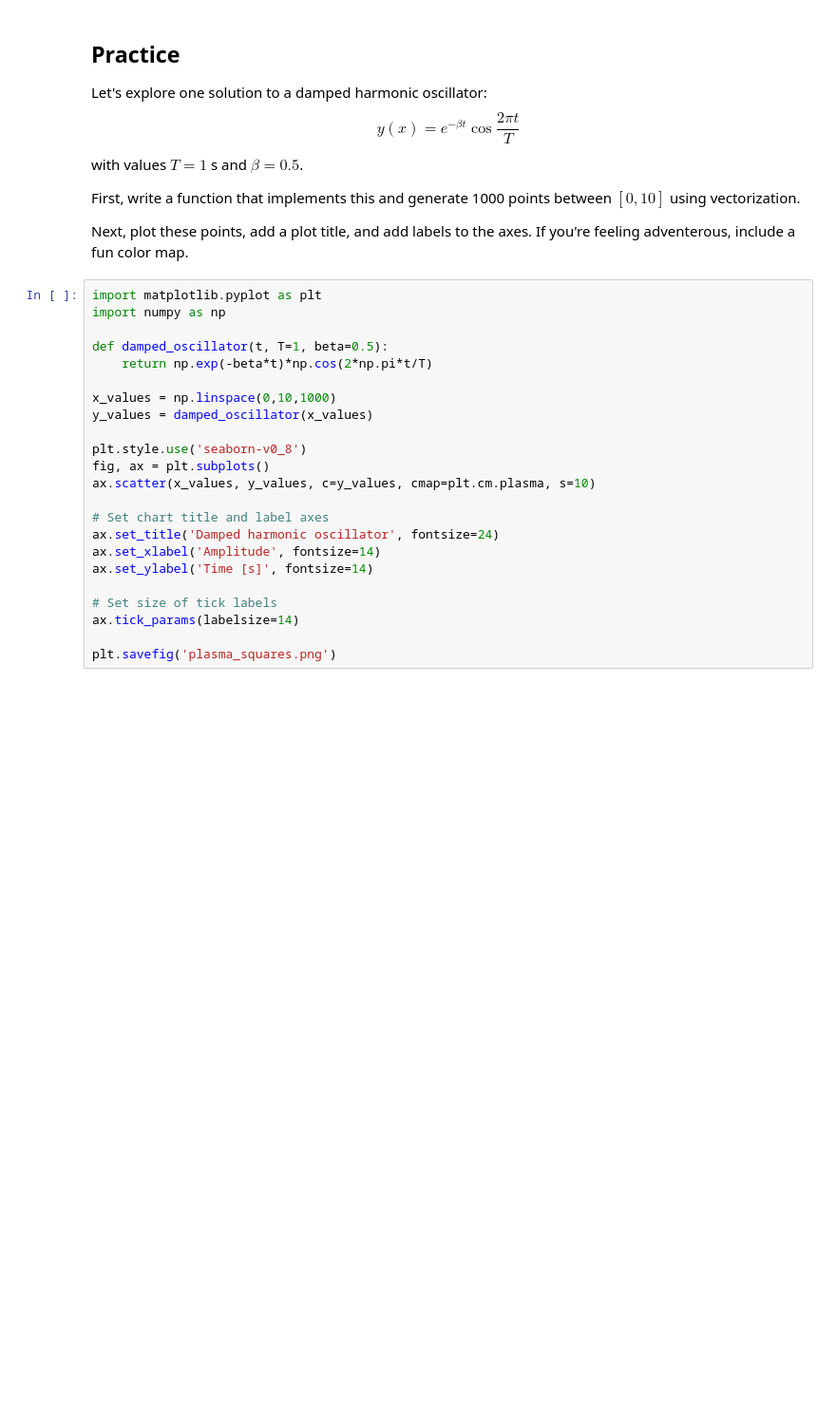
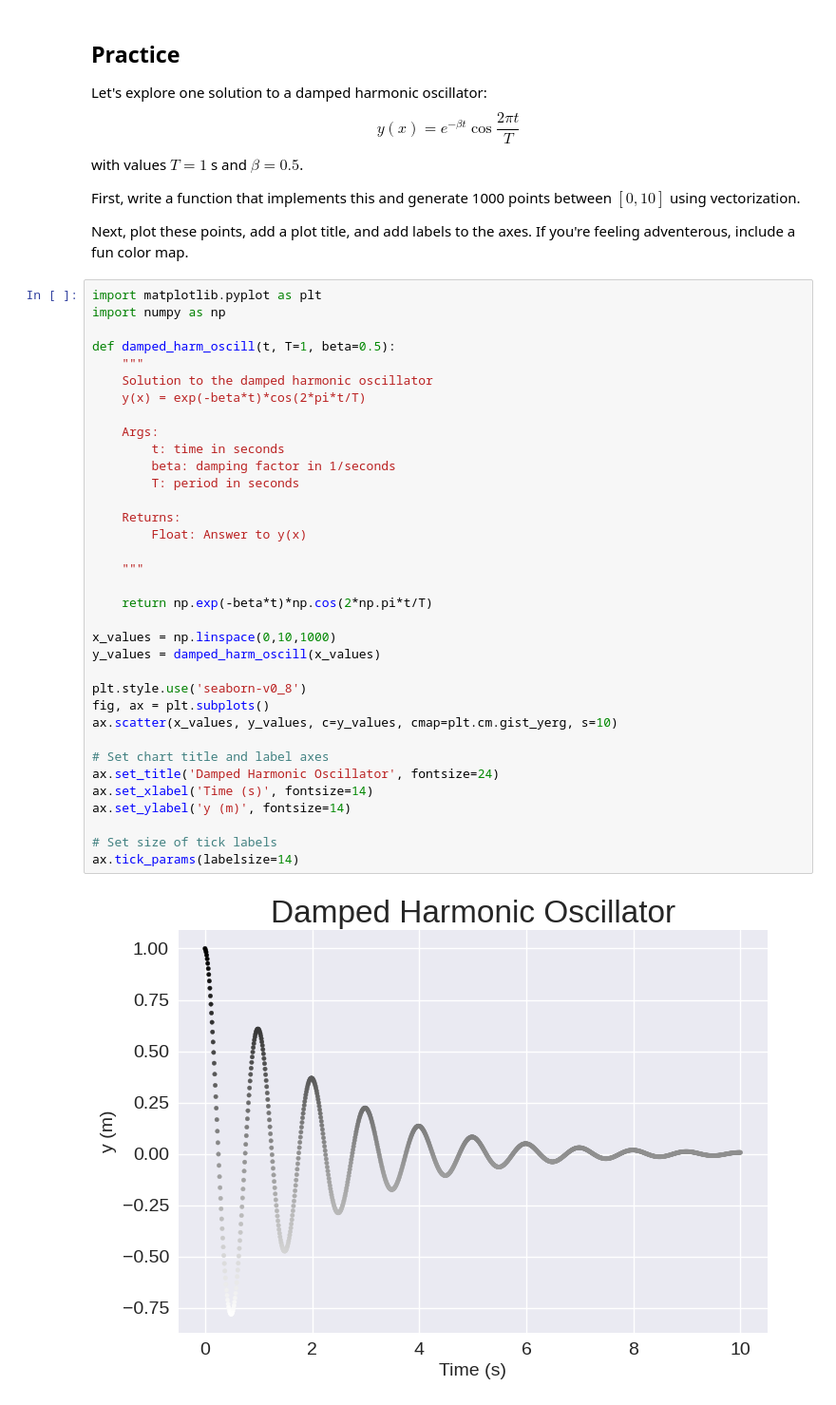
Before and after one commit to MikkelRhodes/p325-sp26-lectures, a Jupyter notebook: 11-arrays-and-plotting/02-plotting-a-line-graph.ipynb, the cells around one changed output. Shown at 95% size. Drawn from its saved outputs; the diff is of its cells as text; blank space fills up the shorter version.

```diff
--- a/11-arrays-and-plotting/02-plotting-a-line-graph.ipynb
+++ b/11-arrays-and-plotting/02-plotting-a-line-graph.ipynb
@@ -357,23 +370,37 @@ Next, plot these points, add a plot title, and add labels to the axes. If you're
 # %%
 import matplotlib.pyplot as plt
 import numpy as np
 
-def damped_oscillator(t, T=1, beta=0.5):
+def damped_harm_oscill(t, T=1, beta=0.5):
+    """
+    Solution to the damped harmonic oscillator
+    y(x) = exp(-beta*t)*cos(2*pi*t/T)
+
+    Args:
+        t: time in seconds
+        beta: damping factor in 1/seconds
+        T: period in seconds
+
+    Returns:
+        Float: Answer to y(x)
+
+    """
+
     return np.exp(-beta*t)*np.cos(2*np.pi*t/T)
 
 x_values = np.linspace(0,10,1000)
-y_values = damped_oscillator(x_values)
+y_values = damped_harm_oscill(x_values)
 
 plt.style.use('seaborn-v0_8')
 fig, ax = plt.subplots()
-ax.scatter(x_values, y_values, c=y_values, cmap=plt.cm.plasma, s=10)
+ax.scatter(x_values, y_values, c=y_values, cmap=plt.cm.gist_yerg, s=10)
 
 # Set chart title and label axes
-ax.set_title('Damped harmonic oscillator', fontsize=24)
-ax.set_xlabel('Amplitude', fontsize=14)
-ax.set_ylabel('Time [s]', fontsize=14)
+ax.set_title('Damped Harmonic Oscillator', fontsize=24)
+ax.set_xlabel('Time (s)', fontsize=14)
+ax.set_ylabel('y (m)', fontsize=14)
 
 # Set size of tick labels
 ax.tick_params(labelsize=14)
-
-plt.savefig('plasma_squares.png')
+# %% [output]
+[figure, added]
```
Also changed, not shown: parts of 5 cells of this notebook, 1 other file.
